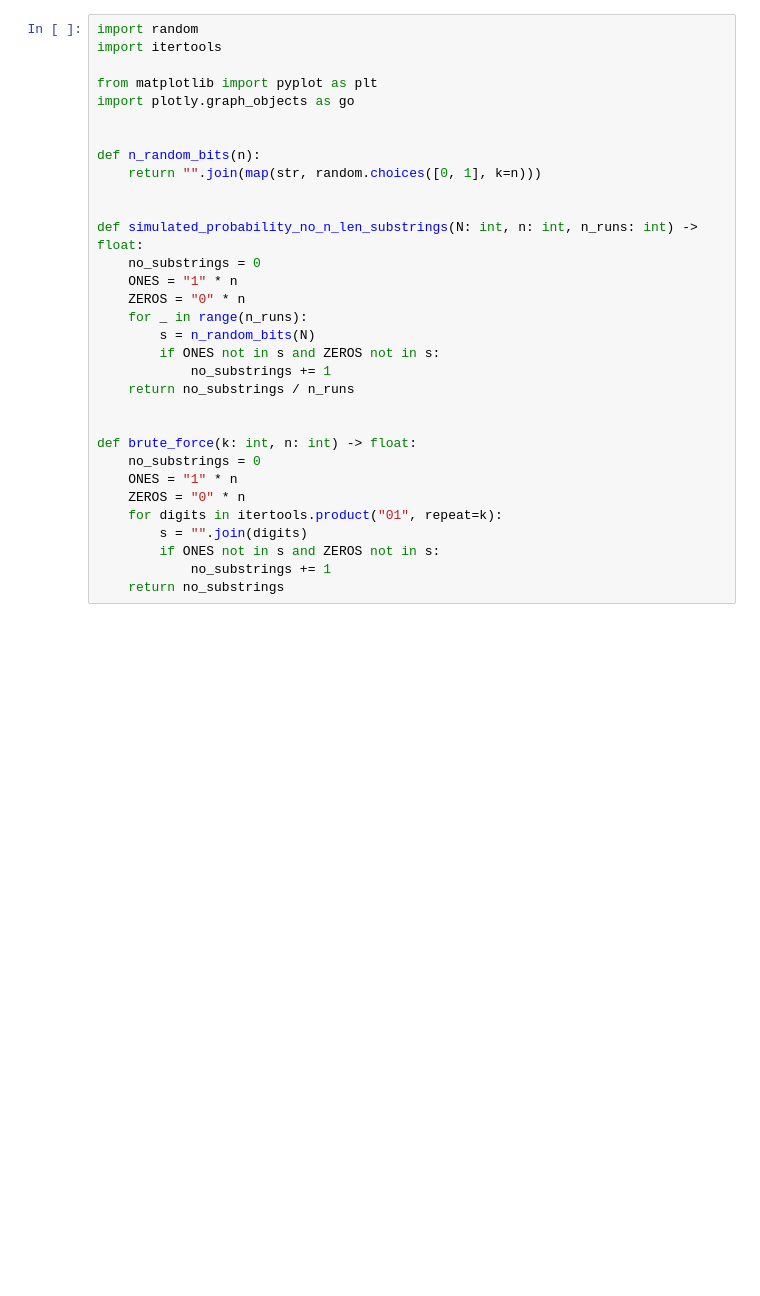
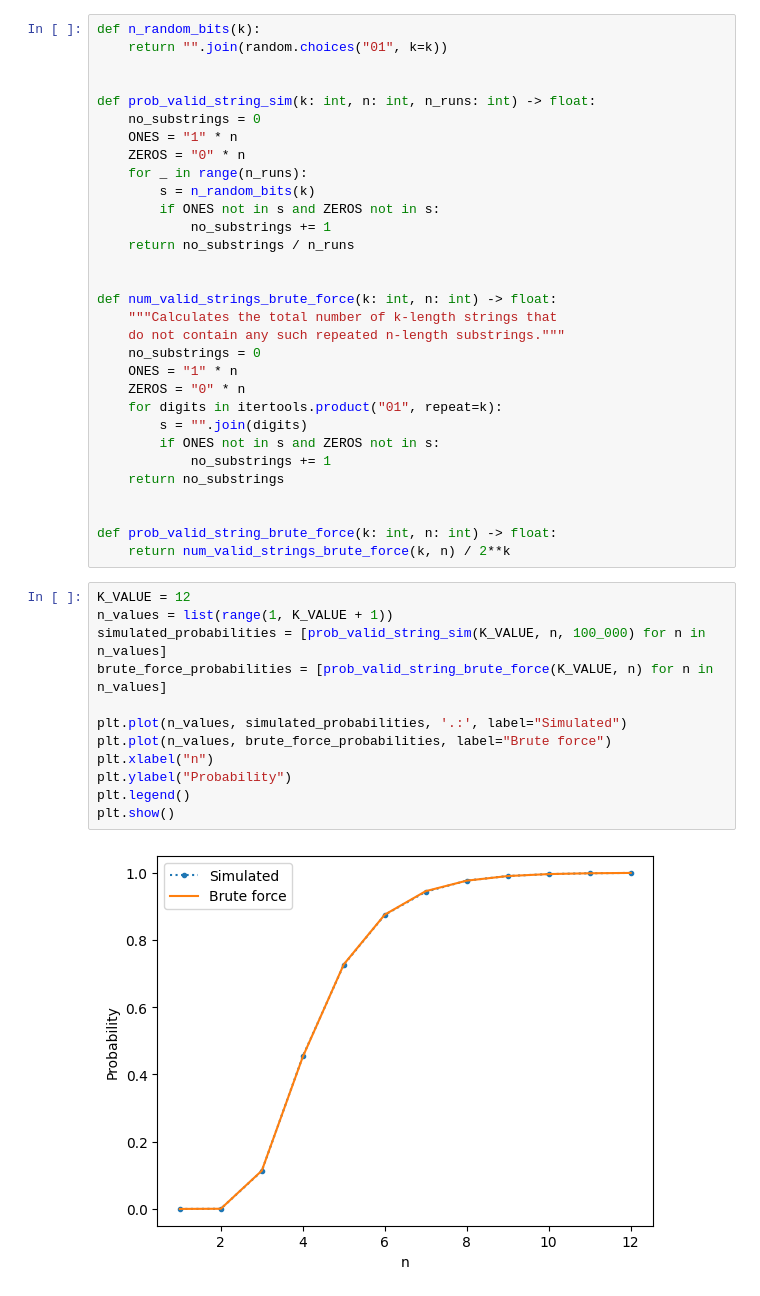
Before and after one commit to rayannott/statistics-playground, a Jupyter notebook: repeated-substring-problem.ipynb, the cells around one changed output. Cells and saved outputs as stored; diff of their text form; blank space fills up the shorter version.

Commit message:
add repeated substring problem + solution

```diff
--- a/repeated-substring-problem.ipynb
+++ b/repeated-substring-problem.ipynb
@@ -1,27 +36,22 @@
 # %%
-import random
-import itertools
-
-from matplotlib import pyplot as plt
-import plotly.graph_objects as go
+def n_random_bits(k):
+    return "".join(random.choices("01", k=k))
 
 
-def n_random_bits(n):
-    return "".join(map(str, random.choices([0, 1], k=n)))
-
-
-def simulated_probability_no_n_len_substrings(N: int, n: int, n_runs: int) -> float:
+def prob_valid_string_sim(k: int, n: int, n_runs: int) -> float:
     no_substrings = 0
     ONES = "1" * n
     ZEROS = "0" * n
     for _ in range(n_runs):
-        s = n_random_bits(N)
+        s = n_random_bits(k)
         if ONES not in s and ZEROS not in s:
             no_substrings += 1
     return no_substrings / n_runs
 
 
-def brute_force(k: int, n: int) -> float:
+def num_valid_strings_brute_force(k: int, n: int) -> float:
+    """Calculates the total number of k-length strings that
+    do not contain any such repeated n-length substrings."""
     no_substrings = 0
     ONES = "1" * n
     ZEROS = "0" * n
@@ -30,3 +60,21 @@ def brute_force(k: int, n: int) -> float:
         if ONES not in s and ZEROS not in s:
             no_substrings += 1
     return no_substrings
+
+
+def prob_valid_string_brute_force(k: int, n: int) -> float:
+    return num_valid_strings_brute_force(k, n) / 2**k
+# %%
+K_VALUE = 12
+n_values = list(range(1, K_VALUE + 1))
+simulated_probabilities = [prob_valid_string_sim(K_VALUE, n, 100_000) for n in n_values]
+brute_force_probabilities = [prob_valid_string_brute_force(K_VALUE, n) for n in n_values]
+
+plt.plot(n_values, simulated_probabilities, '.:', label="Simulated")
+plt.plot(n_values, brute_force_probabilities, label="Brute force")
+plt.xlabel("n")
+plt.ylabel("Probability")
+plt.legend()
+plt.show()
+# %% [output]
+[figure, added]
```
Also changed, not shown: parts of 16 cells of this notebook, 1 other file.
